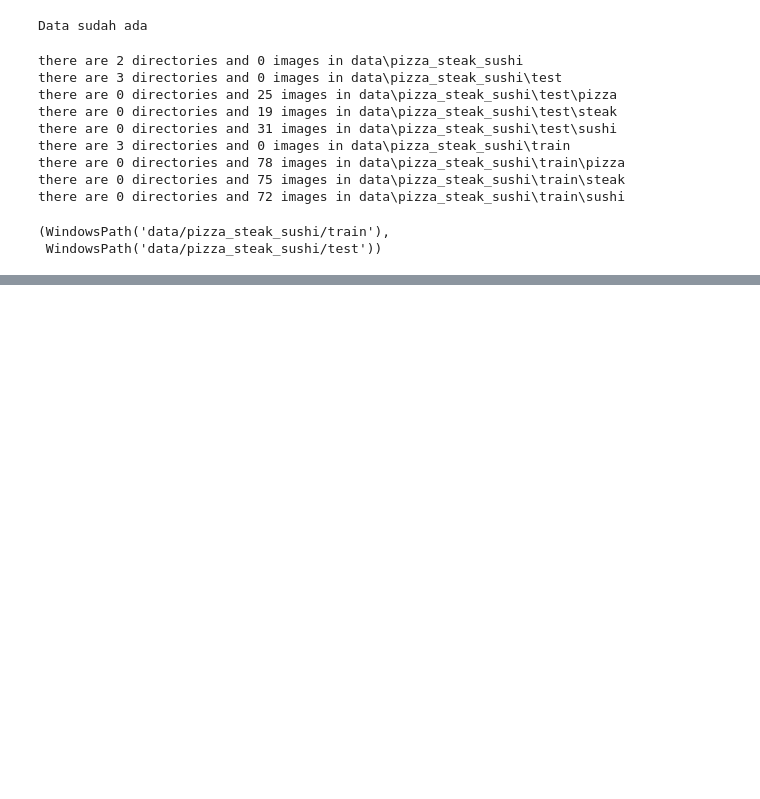
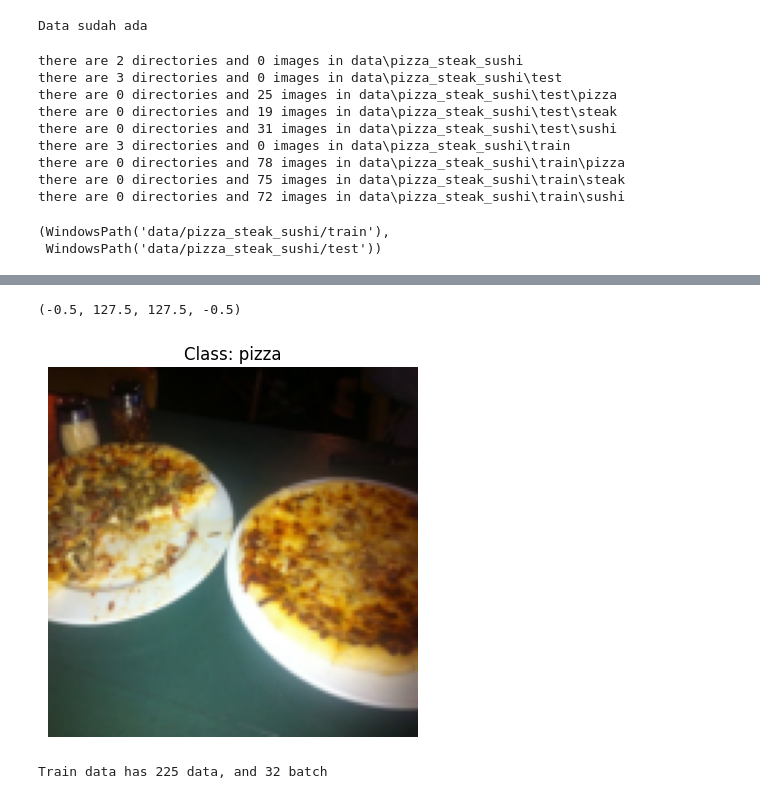
Before and after one commit to zildjianvitoo/pytorch-db, a Jupyter notebook: 04-custom-dataset/135-custom-data.ipynb, the cells around one changed output, grey strips where cells are left out. Drawn from its saved outputs; the diff is of its cells as text; code cells hidden in the pictures; blank space fills up the shorter version.

```diff
--- a/04-custom-dataset/135-custom-data.ipynb
+++ b/04-custom-dataset/135-custom-data.ipynb
@@ -97,0 +214,8 @@ plt.axis(False)
+# %%
+img,label = train_data[0][0], train_data[0][1]
+plt.title(f"Class: {class_names[label]}")
+plt.imshow(img.permute((1,2,0)))
+plt.axis(False)
+# %% [output]
+(-0.5, 127.5, 127.5, -0.5)
+[figure, added]
@@ -97,0 +226,4 @@ plt.axis(False)
+# %%
+print(f"Train data has {len(train_dataloader.dataset)} data, and {train_dataloader.batch_size} batch")
+# %% [output]
+Train data has 225 data, and 32 batch
```
Also changed, not shown: parts of 13 cells of this notebook.
